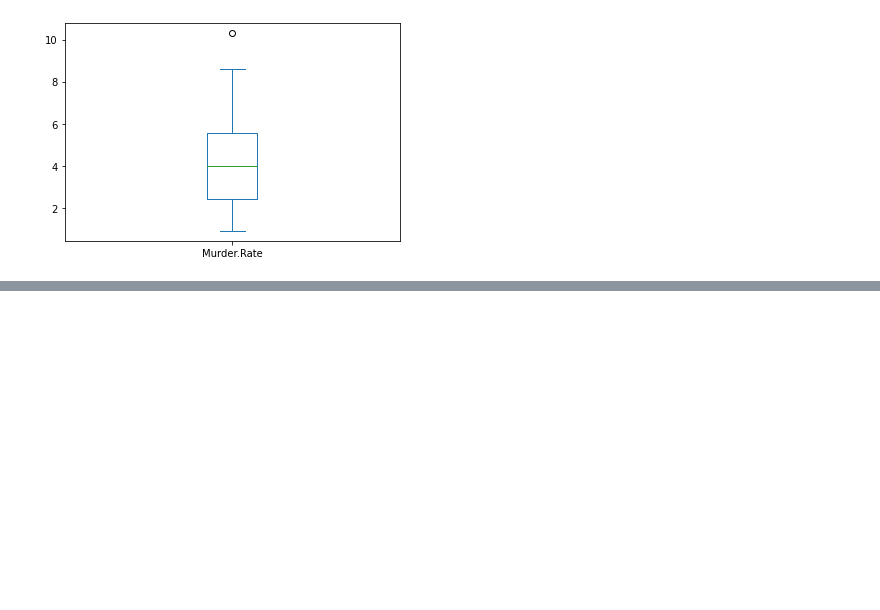
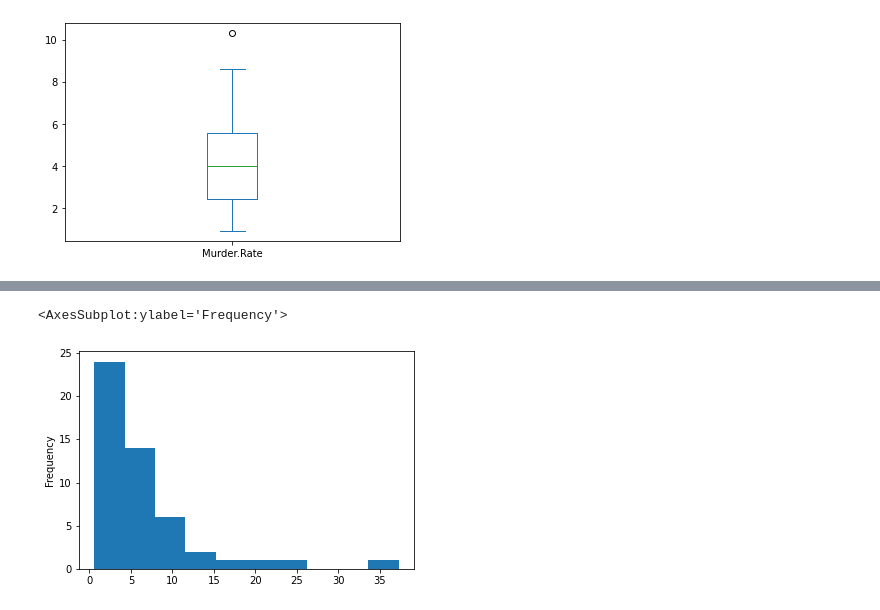
Before and after one commit to tzuzulcode/data-science-abril2022, a Jupyter notebook: DataDistribution/Exploracion.ipynb, the cells around one changed output, grey strips where cells are left out. Saved outputs shown, nothing was run; the diff lists cells and outputs as text; code cells hidden in the pictures; blank space fills up the shorter version.

```diff
--- a/DataDistribution/Exploracion.ipynb
+++ b/DataDistribution/Exploracion.ipynb
@@ -51,0 +83,5 @@ data['Murder.Rate'].plot.box()
+# %%
+(data['Population']/1000000).plot.hist()
+# %% [output]
+<AxesSubplot:ylabel='Frequency'>
+[figure, added]
```
Also changed, not shown: parts of 4 cells of this notebook, 2 other files.
